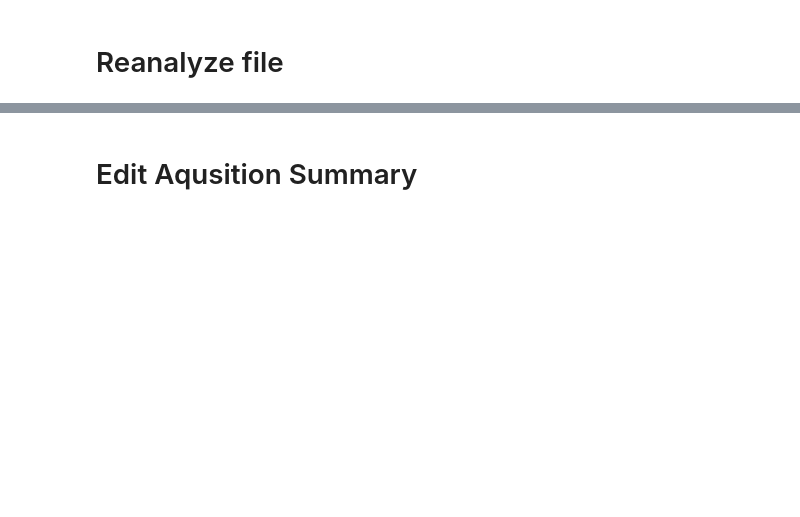
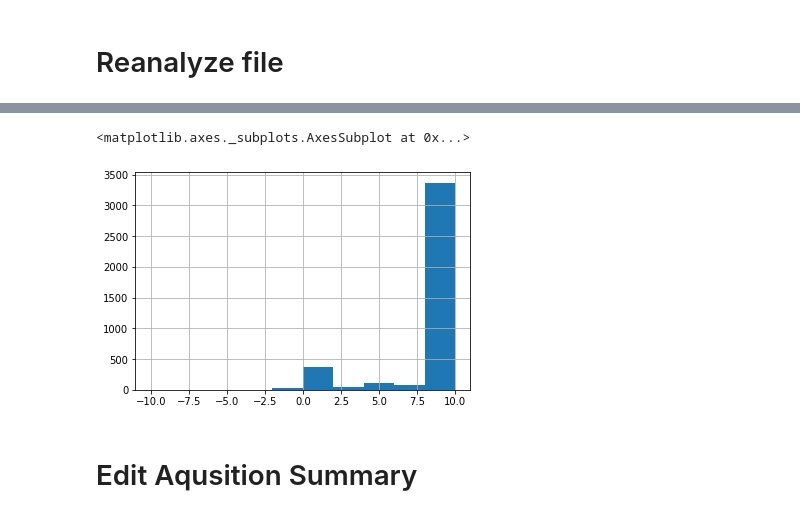
Before and after one commit to cobermai/lhc_anomaly_detection, a Jupyter notebook: notebooks/RB_FPA_mp3_excel_processing.ipynb, the cells around one changed output, grey strips where cells are left out. Drawn from its saved outputs; the diff is of its cells as text; code cells hidden in the pictures; blank space fills up the shorter version.

```diff
--- a/notebooks/RB_FPA_mp3_excel_processing.ipynb
+++ b/notebooks/RB_FPA_mp3_excel_processing.ipynb
@@ -160,3 +158,16 @@ len(mp3_fpa_missing_values)#, len(mp3_fpa_df_to_download)
 # %%
+#fpa_identifier
 mp3_fpa_df.loc[mp3_fpa_df['timestamp_fgc'].dropna().index, "fpa_identifier"] = [f"{row['Circuit Family']}_{row['Circuit Name']}_{int(row['timestamp_fgc'])}" for i, row in mp3_fpa_df.loc[mp3_fpa_df['timestamp_fgc'].dropna().index].iterrows()]
-mp3_fpa_df.to_csv(f"../data/RB_TC_extract_{date_suffix}_processed_filled.csv")
+
+#find subsets
+mp3_fpa_df_unique = mp3_fpa_df.drop_duplicates(subset=['timestamp_fgc', 'Circuit Name'])
+# Time.to_string(1514761200000000000), Time.to_unix_timestamp('2018-01-01 00:00:00+01:00')
+lower_limit = Time.to_unix_timestamp('2014-01-01 00:00:00+01:00')
+mp3_fpa_df_period = mp3_fpa_df_unique[mp3_fpa_df_unique['timestamp_fgc'] >= lower_limit].reset_index(drop=True)
+mp3_fpa_df_period_all = mp3_fpa_df[mp3_fpa_df['timestamp_fgc'] >= lower_limit].reset_index(drop=True)
+
+# find data which does not contain quench timestamps
+failed_mask = pd.to_numeric(mp3_fpa_df_period_all['Delta_t(EE_odd-PIC)'], errors='coerce').isnull() | \
+                pd.to_numeric(mp3_fpa_df_period_all['Delta_t(EE_even-PIC)'], errors='coerce').isnull()
+mp3_fpa_df_to_analyze = mp3_fpa_df_period_all[~failed_mask]
+print(sum(failed_mask))
@@ -162,0 +237,5 @@ mp3_fpa_df.to_csv(f"../data/RB_TC_extract_{date_suffix}_processed_filled.csv")
+# %%
+mp3_fpa_df['dI_dt_from_data'].hist()
+# %% [output]
+<matplotlib.axes._subplots.AxesSubplot at 0x...>
+[figure, added]
```
Also changed, not shown: parts of 21 cells of this notebook, 15 other files.
